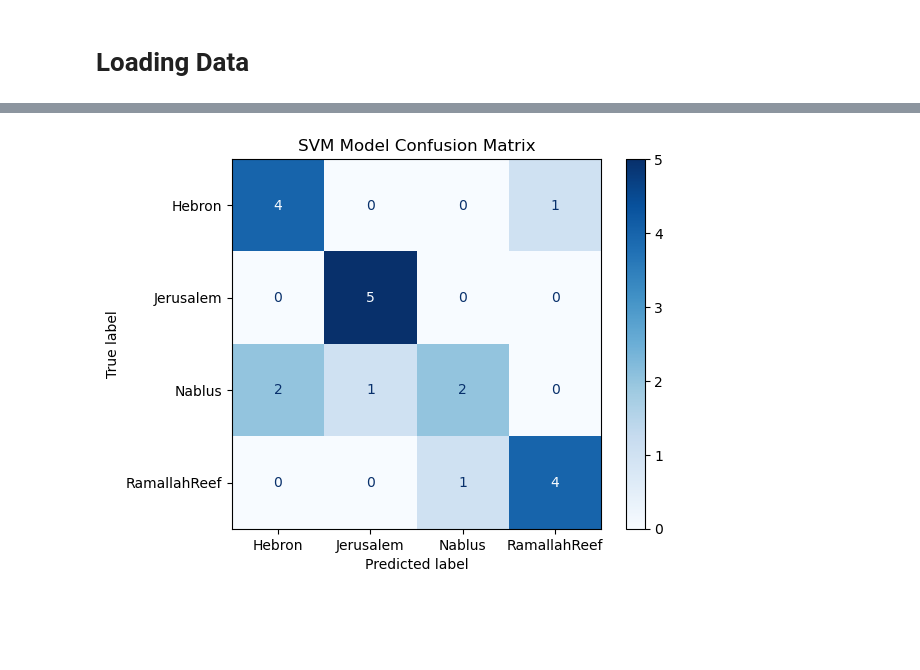
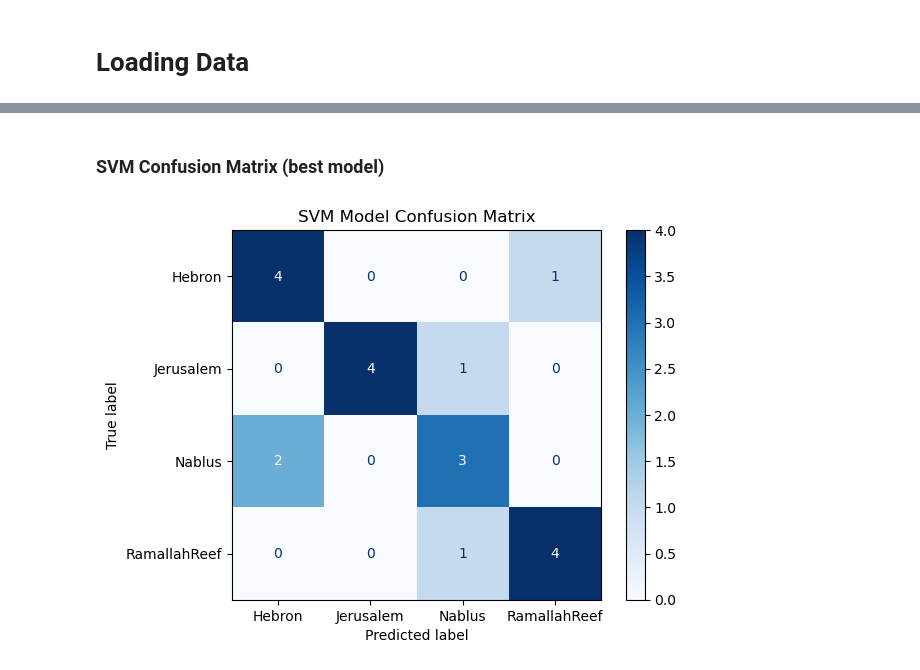
Before and after one commit to MahmoudKH02/Accent-Recognition_Model, a Jupyter notebook: Spoken_Project.ipynb, the cells around one changed output, grey strips where cells are left out. Cells and saved outputs as stored; diff of their text form; code cells hidden in the pictures; blank space fills up the shorter version.

```diff
--- a/Spoken_Project.ipynb
+++ b/Spoken_Project.ipynb
@@ -53,5 +63,5 @@ def load_directory(directory):
 training_directory = './training_set'
 testing_directory = './testing_set'
 
-training_voices, training_labels = load_directory(training_directory)
-testing_voices, testing_labels = load_directory(testing_directory)
+training_voices, Y_train, train_sr = load_directory(training_directory)
+testing_voices, Y_test, test_sr = load_directory(testing_directory)
@@ -104,3 +135,3 @@ def process_voices(audio_voices, original_labels, frame_size, sr=sampling_rate,
 # %%
-X_train, Y_train = process_voices(training_voices, training_labels, get_frame_size())
-X_test, Y_test = process_voices(testing_voices, testing_labels, get_frame_size())
+X_train_unscaled = process_voices(training_voices, get_frame_size())
+X_test_unscaled = process_voices(testing_voices, get_frame_size())
@@ -172,8 +178,6 @@ plt.show()
 # %%
 scaler = StandardScaler()
 
-X_train = scaler.fit_transform(X_train)
-X_test = scaler.fit_transform(X_test)
-# X_training_scaled = extracted_training_features
-# X_testing_scaled = extracted_testing_features
+X_train = scaler.fit_transform(X_train_unscaled)
+X_test = scaler.fit_transform(X_test_unscaled)
 # %%
@@ -187,29 +199,29 @@ array([ 1.2466238 ,  0.87263155,  0.2919641 , -0.5618349 , -3.2899606 ,
 # %%
 svm_model = SVC(kernel='linear')
-svm_model.fit(X_training_scaled, training_labels)
+svm_model.fit(X_train, Y_train)
 
 # Example with Random Forest
 rfc_model = RandomForestClassifier(n_estimators=100)
-rfc_model.fit(X_training_scaled, training_labels)
-
-# Predict on the test set
-y_pred_svm = svm_model.predict(X_testing_scaled)
-y_pred_random_forest = rfc_model.predict(X_testing_scaled)
+rfc_model.fit(X_train, Y_train)
 
 # KNN
 knn_model = KNeighborsClassifier(n_neighbors=3)
-knn_model.fit(X_training_scaled, training_labels)
-y_pred_knn = knn_model.predict(X_testing_scaled)
+knn_model.fit(X_train, Y_train)
+
+# Predict on the test set
+y_pred_svm = svm_model.predict(X_test)
+y_pred_random_forest = rfc_model.predict(X_test)
+y_pred_knn = knn_model.predict(X_test)
 
 # Evaluate the model
 print('SVM Report:')
-print(classification_report(testing_labels, y_pred_svm))
+print(classification_report(Y_test, y_pred_svm))
 
 print('Random Forest Report:')
-print(classification_report(testing_labels, y_pred_random_forest))
+print(classification_report(Y_test, y_pred_random_forest))
 
 print('KNN Report:')
-print(classification_report(testing_labels, y_pred_knn))
+print(classification_report(Y_test, y_pred_knn))
 # %% [output]
 SVM Report:
               precision    recall  f1-score   support
@@ -288,12 +293,13 @@ Best Score 0.725
+# %% [markdown]
+### SVM Confusion Matrix (best model)
 # %%
 disp = ConfusionMatrixDisplay.from_estimator(
     svm_model,
-    X_testing_scaled,
-    testing_labels,
+    X_test,
+    Y_test,
     cmap=plt.cm.Blues
-#     cmap=plt.cm.GnBu
 )
 plt.title('SVM Model Confusion Matrix')
 plt.show()
 # %% [output]
-[figure, old version]
+[figure, new version]
```
Also changed, not shown: parts of 25 cells of this notebook, 1 other file.
